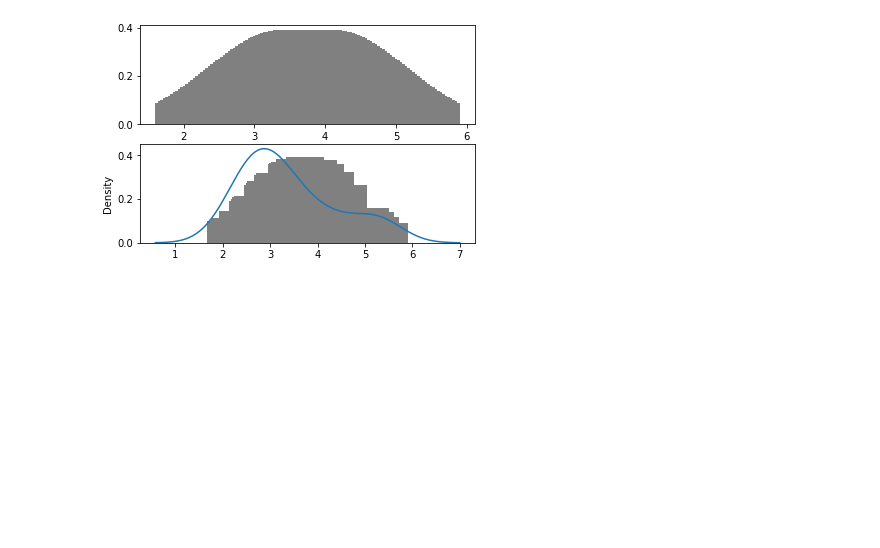
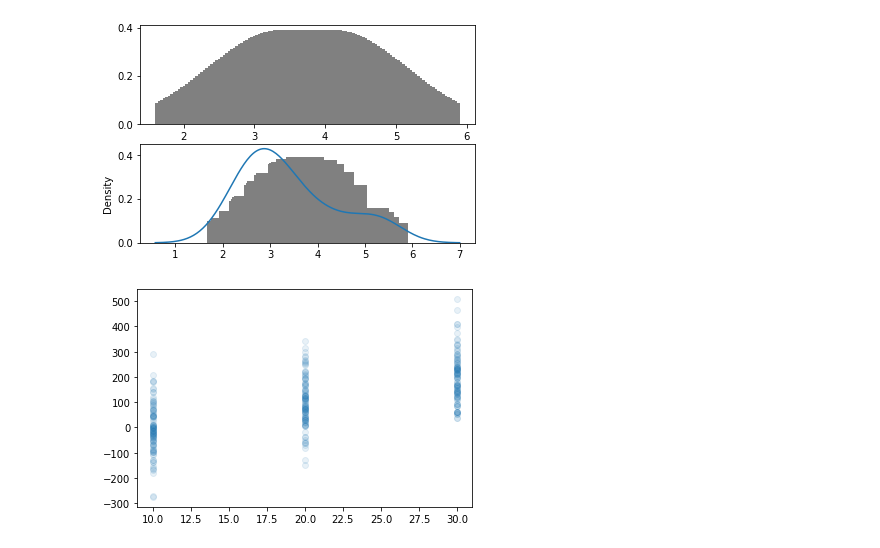
Before and after one commit to gabrielwithappy/python_study, a Jupyter notebook: Python_Basic.ipynb, the cells around one changed output. Drawn from its saved outputs; the diff is of its cells as text; code cells hidden in the pictures; blank space fills up the shorter version.

```diff
--- a/Python_Basic.ipynb
+++ b/Python_Basic.ipynb
@@ -2039,3 +2039,22 @@ ax[1].bar(xs, ys, color='gray')
 ax[1] = sns.kdeplot(xs)
 # %% [output]
 [figure]
+# %%
+import pandas as pd
+import matplotlib.pyplot as plt
+
+pressure_a = pd.Series(np.random.randn(100)*100)
+pressure_b = pd.Series((np.random.randn(100)+1)*100)
+pressure_c = pd.Series((np.random.randn(100)+2)*100)
+temp_a = pd.Series([10]* 100)
+temp_b = pd.Series([20]* 100)
+temp_c = pd.Series([30]* 100)
+
+df = pd.DataFrame({"pressure" : pd.concat([pressure_a, pressure_b, pressure_c], axis =0),
+                  "temp" : pd.concat([temp_a,temp_b,temp_c], axis =0)})
+df
+
+plt.plot(df['temp'], df['pressure'], 'o', alpha=0.1)
+plt.show()
+# %% [output]
+[figure, added]
```
Also changed, not shown: parts of 4 cells of this notebook.
